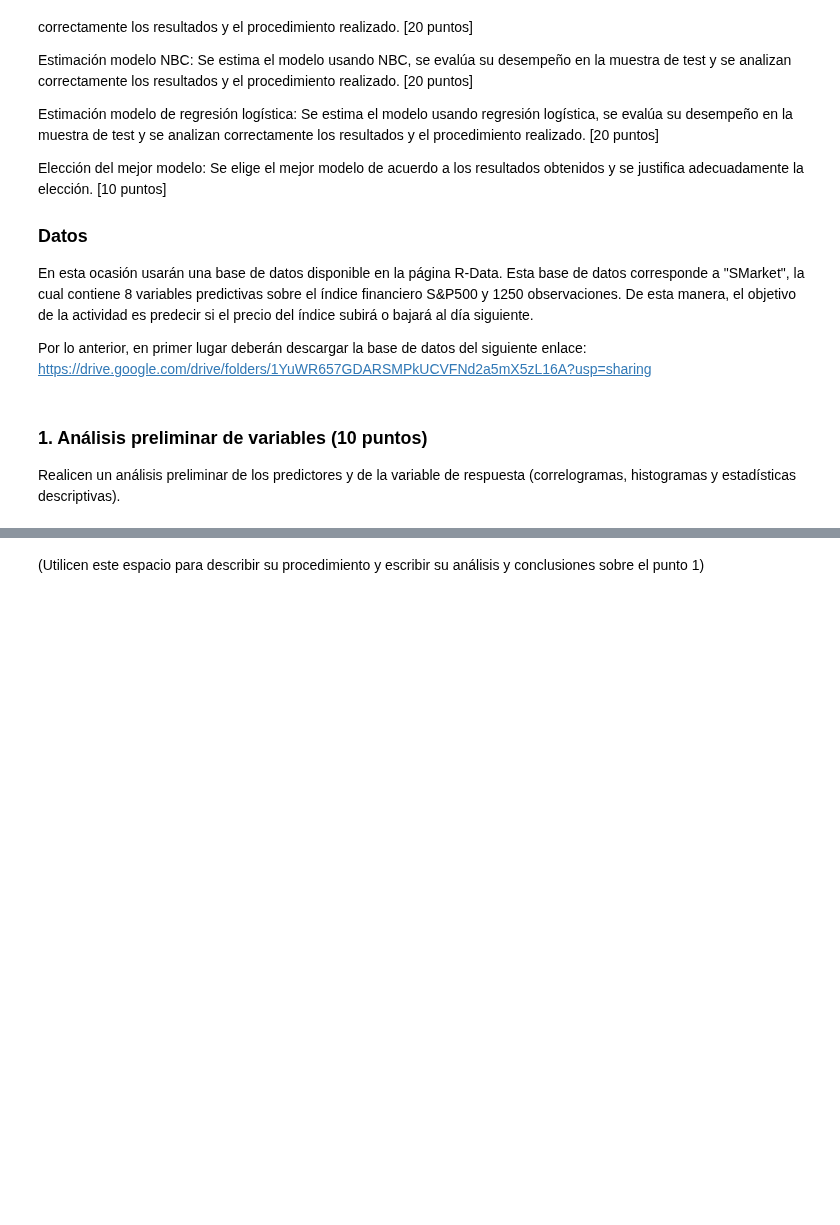
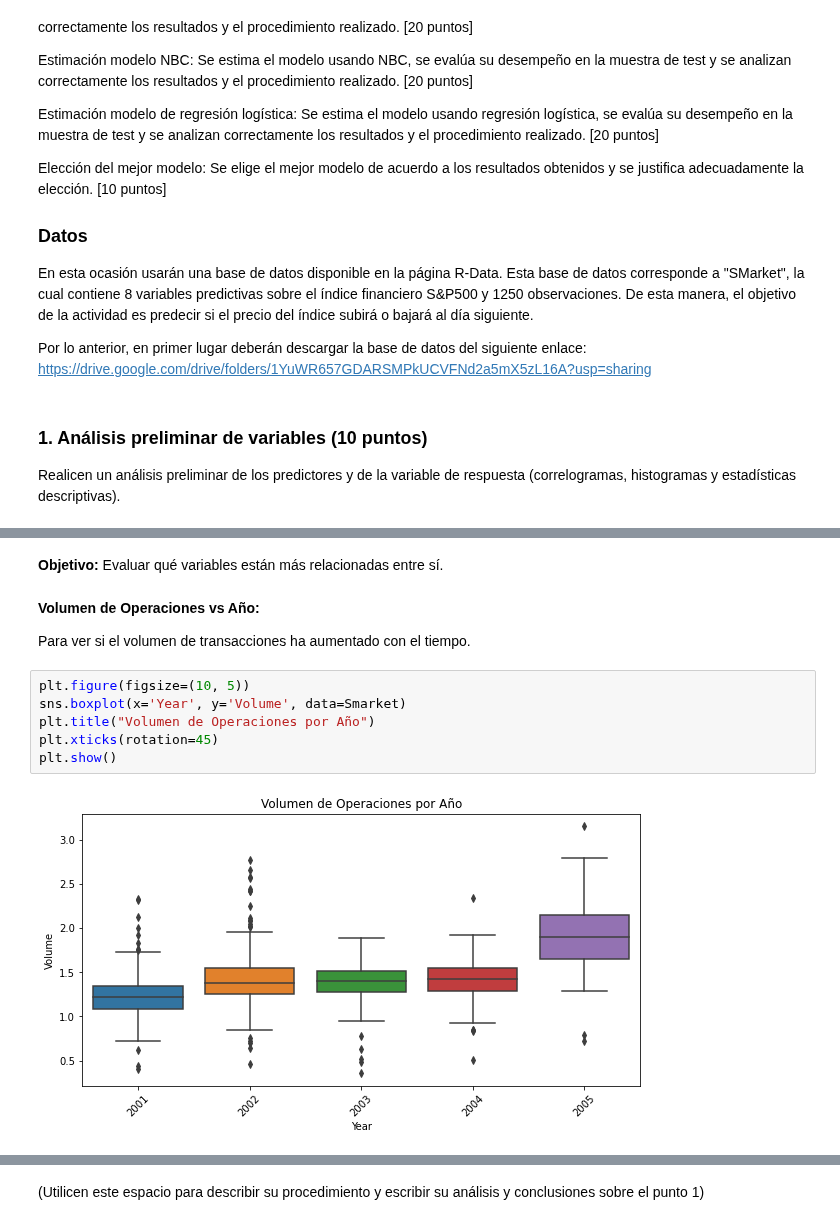
Before and after one commit to carrasquintero/Entrega_ETL, a Jupyter notebook: ML/Caso implementación de modelos de clasificación lineales.ipynb, the cells around one changed output, grey strips where cells are left out. Saved outputs shown, nothing was run; the diff lists cells and outputs as text; blank space fills up the shorter version.

```diff
--- a/ML/Caso implementación de modelos de clasificación lineales.ipynb
+++ b/ML/Caso implementación de modelos de clasificación lineales.ipynb
@@ -77,0 +158,14 @@ XTrain, XTest, yTrain, yTest = train_test_split(x_Total, y_Total, test_size=0.33
+# %% [markdown]
+**Objetivo:** Evaluar qué variables están más relacionadas entre sí.
+# %% [markdown]
+**Volumen de Operaciones vs Año:**
+
+Para ver si el volumen de transacciones ha aumentado con el tiempo.
+# %%
+plt.figure(figsize=(10, 5))
+sns.boxplot(x='Year', y='Volume', data=Smarket)
+plt.title("Volumen de Operaciones por Año")
+plt.xticks(rotation=45)
+plt.show()
+# %% [output]
+[figure, added]
```
Also changed, not shown: parts of 22 cells of this notebook.
